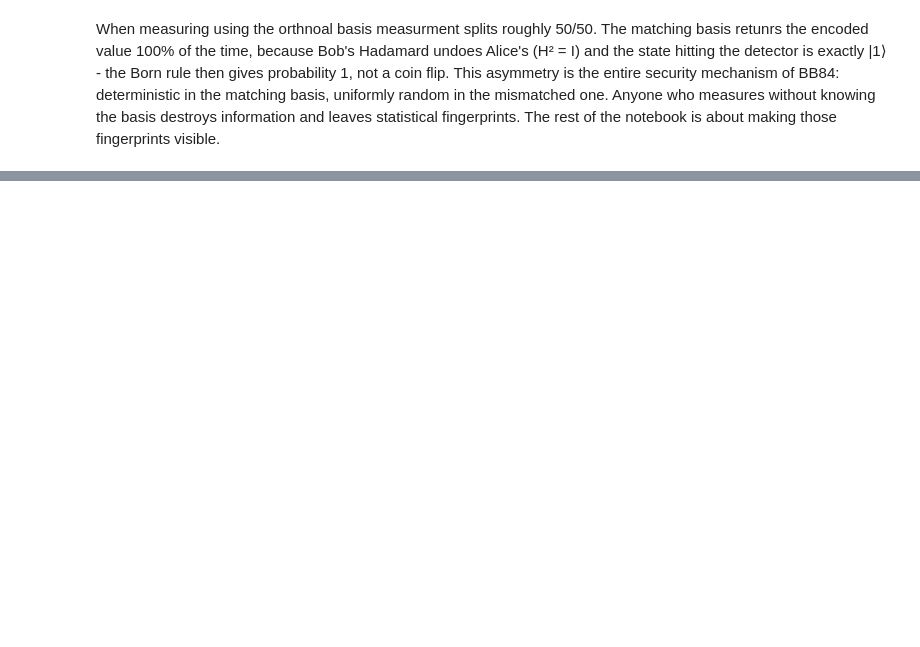
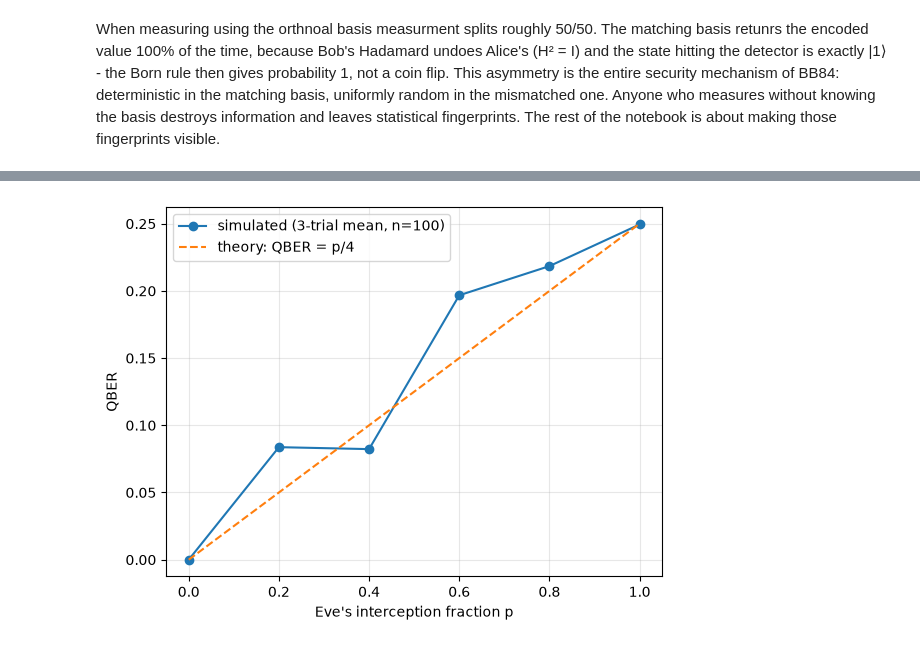
Before and after one commit to British-Duck/QiskitBB84-E91, a Jupyter notebook: bb84_walkthrough.ipynb, the cells around one changed output, grey strips where cells are left out. Cells and saved outputs as stored; diff of their text form; code cells hidden in the pictures; blank space fills up the shorter version.

Commit message:
Complete BB84 walkthrough notebook

```diff
--- a/bb84_walkthrough.ipynb
+++ b/bb84_walkthrough.ipynb
@@ -37,0 +61,13 @@ The protocol on a clean channel
+# %%
+fractions = np.linspace(0, 1, 6)   # coarser than analysis/qber_plots.py: notebook speed
+trials, n = 3, 100
+means = [np.mean([run_bb84(n=n, eve_fraction=p, verbose=False)[2] for _ in range(trials)])
+         for p in fractions]
+
+plt.plot(fractions, means, "o-", label=f"simulated ({trials}-trial mean, n={n})")
+plt.plot(fractions, fractions/4, "--", label="theory: QBER = p/4")
+plt.xlabel("Eve's interception fraction p"); plt.ylabel("QBER")
+plt.legend(); plt.grid(alpha=0.3)
+plt.show()
+# %% [output]
+[figure, added]
```
Also changed, not shown: parts of 6 cells of this notebook.
